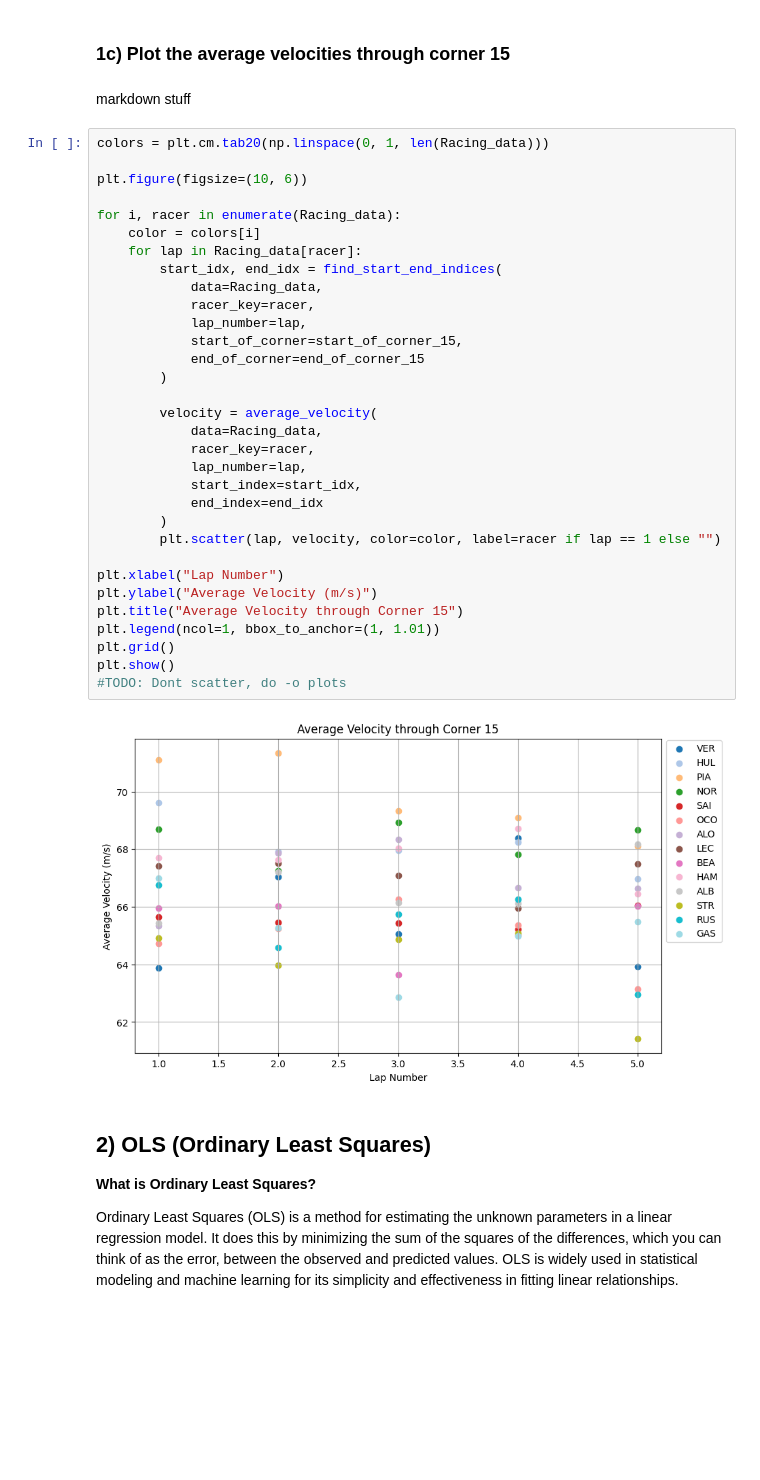
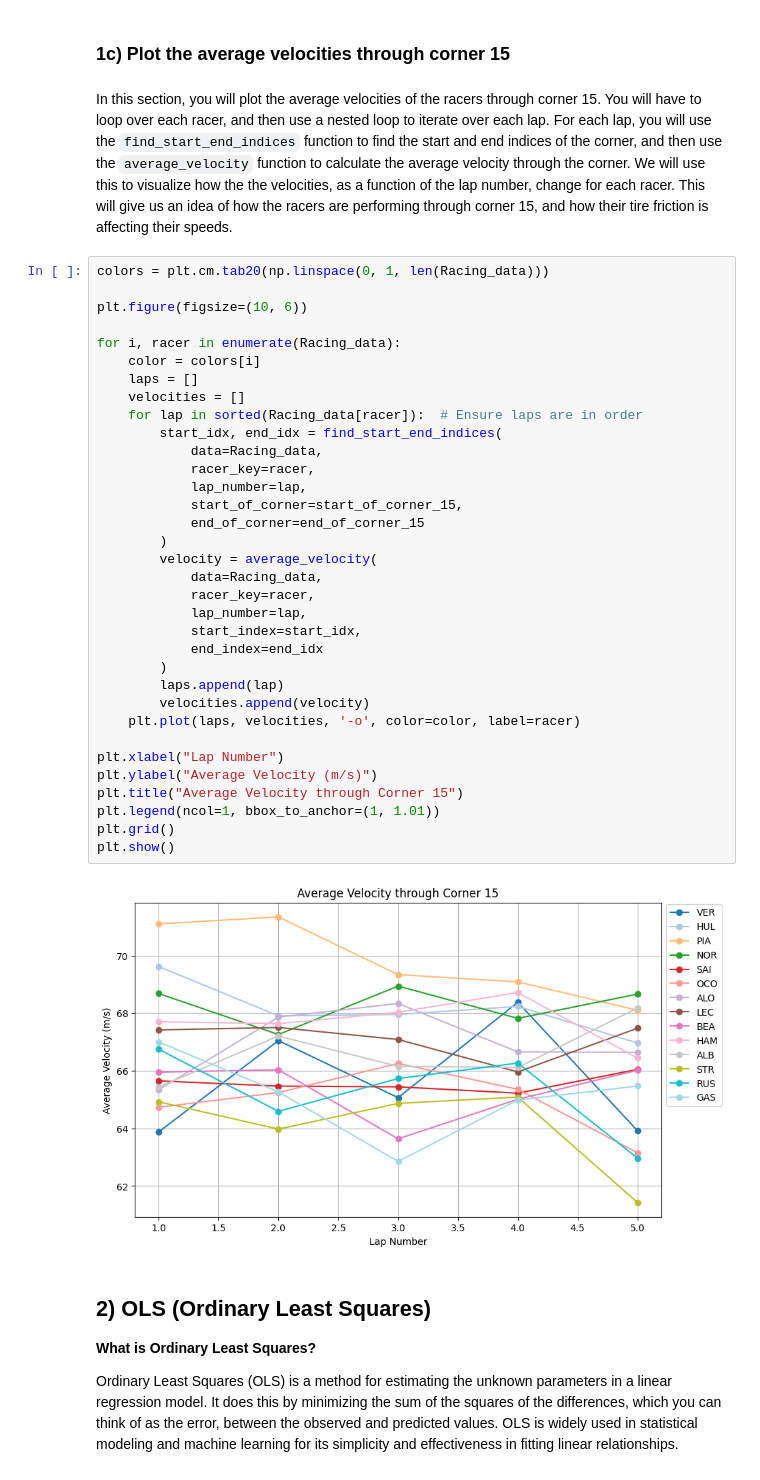
Before and after one commit to hishemok/PICUP, a Jupyter notebook: F1_friction/F1_Friction.ipynb, the cells around one changed output. Saved outputs shown, nothing was run; the diff lists cells and outputs as text; blank space fills up the shorter version.

```diff
--- a/F1_friction/F1_Friction.ipynb
+++ b/F1_friction/F1_Friction.ipynb
@@ -99,41 +158,43 @@ def average_velocity(data, racer_key, lap_number, start_index, end_index):
 # %% [markdown]
 ### 1c) Plot the average velocities through corner 15
 # %% [markdown]
-markdown stuff
+In this section, you will plot the average velocities of the racers through corner 15. You will have to loop over each racer, and then use a nested loop to iterate over each lap. For each lap, you will use the `find_start_end_indices` function to find the start and end indices of the corner, and then use the `average_velocity` function to calculate the average velocity through the corner. We will use this to visualize how the the velocities, as a function of the lap number, change for each racer. This will give us an idea of how the racers are performing through corner 15, and how their tire friction is affecting their speeds.
 # %%
 colors = plt.cm.tab20(np.linspace(0, 1, len(Racing_data)))
 
 plt.figure(figsize=(10, 6))
 
 for i, racer in enumerate(Racing_data):
     color = colors[i]
-    for lap in Racing_data[racer]:
+    laps = []
+    velocities = []
+    for lap in sorted(Racing_data[racer]):  # Ensure laps are in order
         start_idx, end_idx = find_start_end_indices(
             data=Racing_data,
             racer_key=racer,
             lap_number=lap,
             start_of_corner=start_of_corner_15,
             end_of_corner=end_of_corner_15
         )
-
         velocity = average_velocity(
             data=Racing_data,
             racer_key=racer,
             lap_number=lap,
             start_index=start_idx,
             end_index=end_idx
         )
-        plt.scatter(lap, velocity, color=color, label=racer if lap == 1 else "")
+        laps.append(lap)
+        velocities.append(velocity)
+    plt.plot(laps, velocities, '-o', color=color, label=racer)
 
 plt.xlabel("Lap Number")
 plt.ylabel("Average Velocity (m/s)")
 plt.title("Average Velocity through Corner 15")
 plt.legend(ncol=1, bbox_to_anchor=(1, 1.01))
 plt.grid()
 plt.show()
-#TODO: Dont scatter, do -o plots
 # %% [output]
-[figure, old version]
+[figure, new version]
 # %% [markdown]
 ## 2) OLS (Ordinary Least Squares)
 
```
Also changed, not shown: parts of 9 cells of this notebook.
